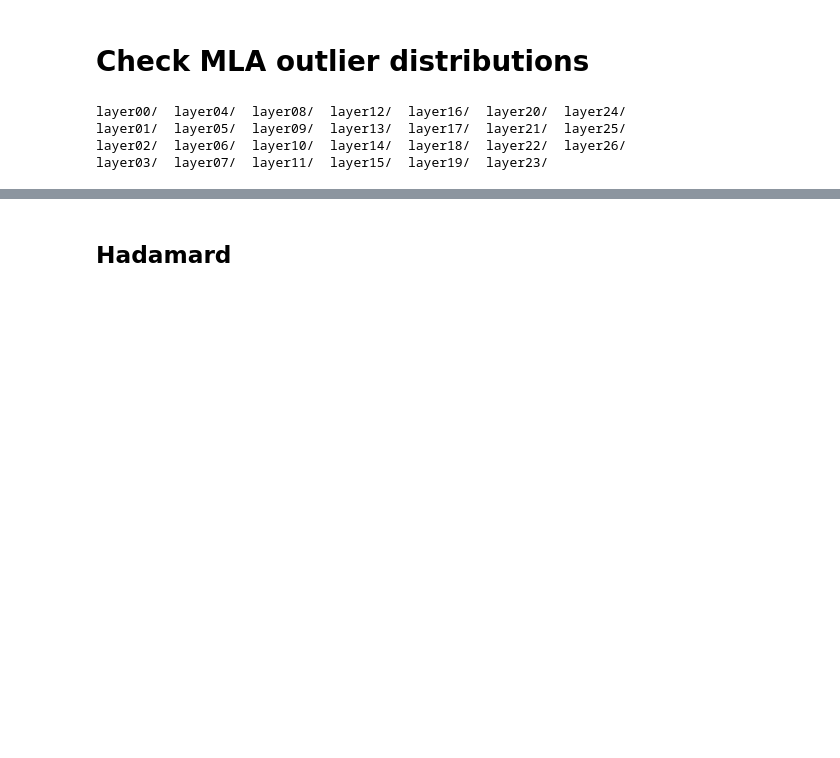
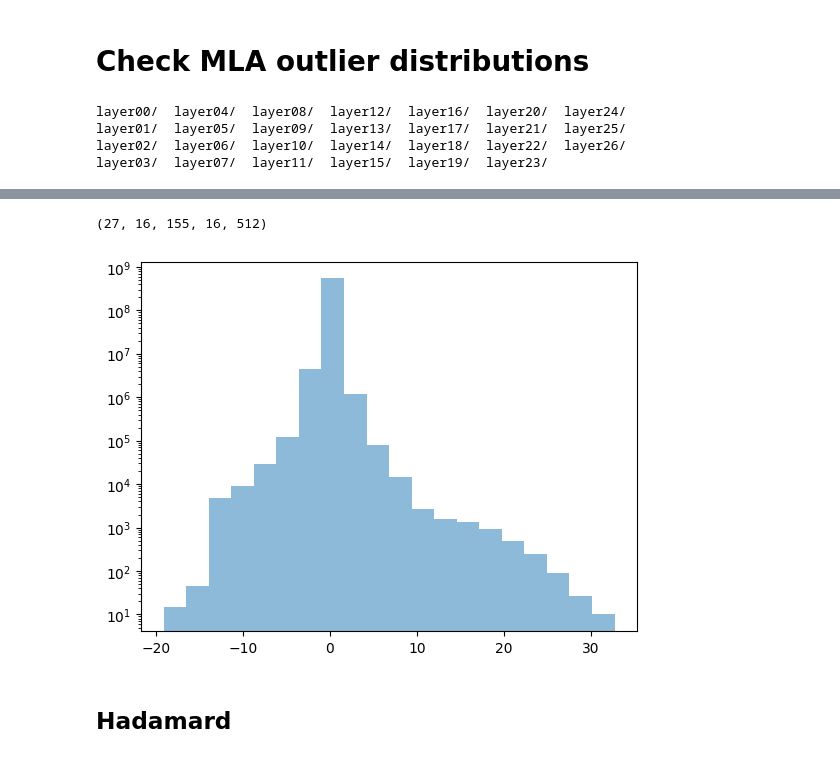
Before and after one commit to learning-chip/DeepSeek-V3, a Jupyter notebook: inference/mla_distribution.ipynb, the cells around one changed output, grey strips where cells are left out. Drawn from its saved outputs; the diff is of its cells as text; code cells hidden in the pictures; blank space fills up the shorter version.

```diff
--- a/inference/mla_distribution.ipynb
+++ b/inference/mla_distribution.ipynb
@@ -90,0 +91,3 @@ plt.hist(kv_cache_all.flatten(), log=True, bins=20, alpha=0.5);
+# %%
+%%time
+x_output_all = extract_q(records_all_layer, key="output_x")  # same shape as q
@@ -91,3 +97,11 @@ plt.hist(kv_cache_all.flatten(), log=True, bins=20, alpha=0.5);
+# %%
+x_output_all.shape
+# %% [output]
+(27, 16, 155, 16, 512)
+# %%
+plt.hist(x_output_all.flatten(), log=True, bins=20, alpha=0.5);
+# %% [output]
+[figure, added]
 # %% [markdown]
 ## Hadamard
 # %%
```
Also changed, not shown: parts of 17 cells of this notebook.
